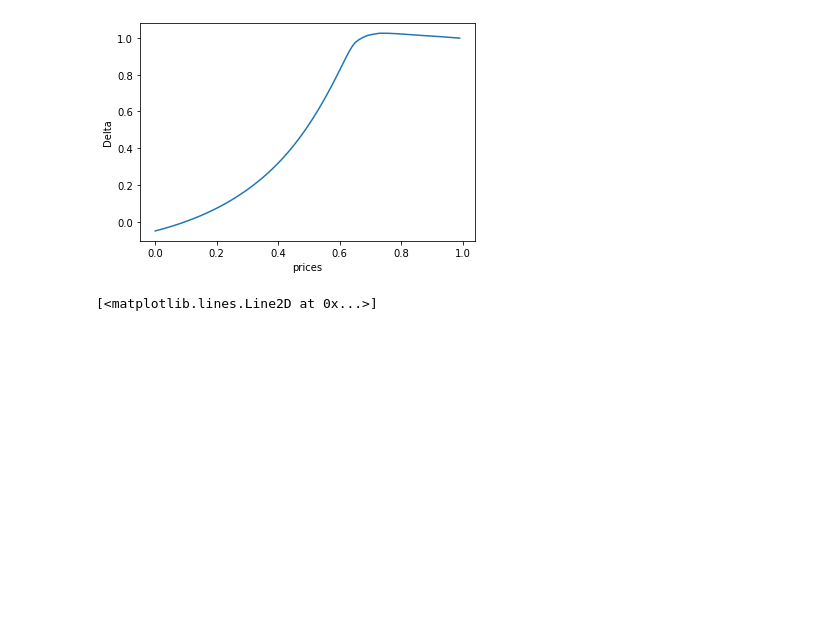
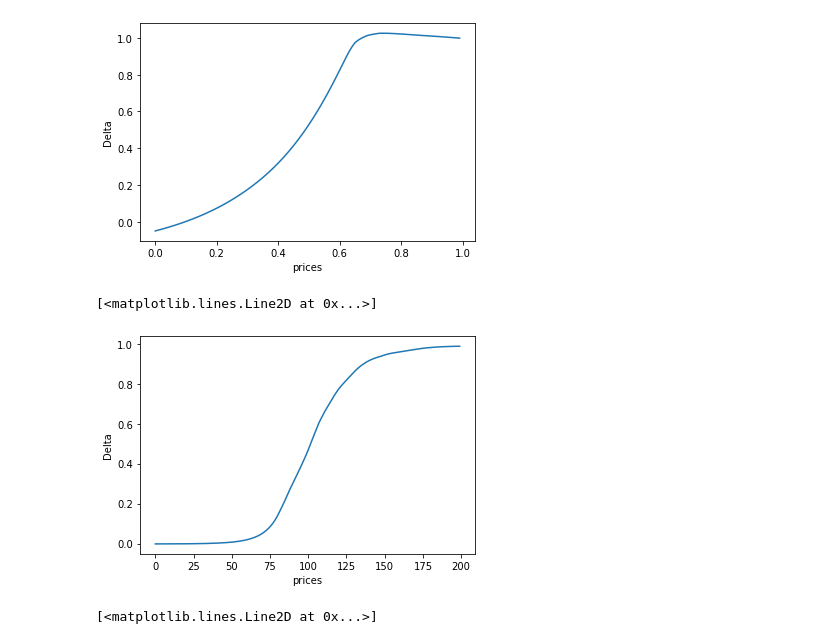
Before and after one commit to xinyanz-erin/Applied-Finance-Project, a Jupyter notebook: European_Call_jax_1stock_v2.ipynb, the cells around one changed output. Cells and saved outputs as stored; diff of their text form; code cells hidden in the pictures; blank space fills up the shorter version.

```diff
--- a/European_Call_jax_1stock_v2.ipynb
+++ b/European_Call_jax_1stock_v2.ipynb
@@ -1197,3 +1179,17 @@ print(goptionvalueavg(keys, initial_stocks, numsteps, drift, r, cov, K, T))
 # %% [output]
 0.09872279
 [0.62781]
+# %%
+# version 7
+import torch
+inputs = torch.tensor([[1, 80, 80, 0.25, 0.05, 0.05]]).cuda() # T, K, S, sigma, mu, r
+print('price: ' + str(model(inputs.float())))
+
+inputs.requires_grad = True
+x = model(inputs.float())
+x.backward()
+first_order_gradient = inputs.grad
+first_order_gradient[0][[2]]
+
+# price, delta
+# should be around (8.058222, 0.47825053)
@@ -1261,6 +1261,30 @@ fig
 # %% [output]
 [<matplotlib.lines.Line2D at 0x...>]
 [figure]
+# %%
+##Using gradient, Change only 1 S0 at a time
+%matplotlib inline
+from torch.autograd import grad
+import pylab
+import numpy as np
+def compute_delta(S):
+    inputs = torch.tensor([[1, 110.0, S, 0.25, 0.05, 0.05]]).cuda()
+    inputs.requires_grad = True
+    x = model(inputs.float())
+    x.backward()
+    first_order_gradient = inputs.grad
+    return first_order_gradient[0][2]
+prices = np.arange(0, 200, 1)
+deltas = []
+for p in prices:
+    deltas.append(compute_delta(p).item())
+fig = pylab.plot(prices, deltas)
+pylab.xlabel('prices')
+pylab.ylabel('Delta')
+fig
+# %% [output]
+[<matplotlib.lines.Line2D at 0x...>]
+[figure, added]
 # %%
 import pylab
 import numpy as np
```
Also changed, not shown: parts of 9 cells of this notebook.
